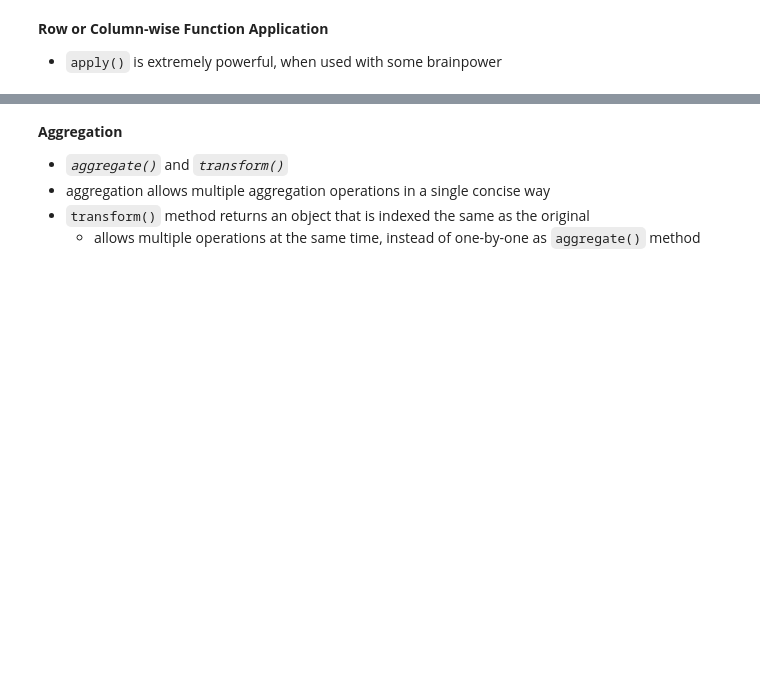
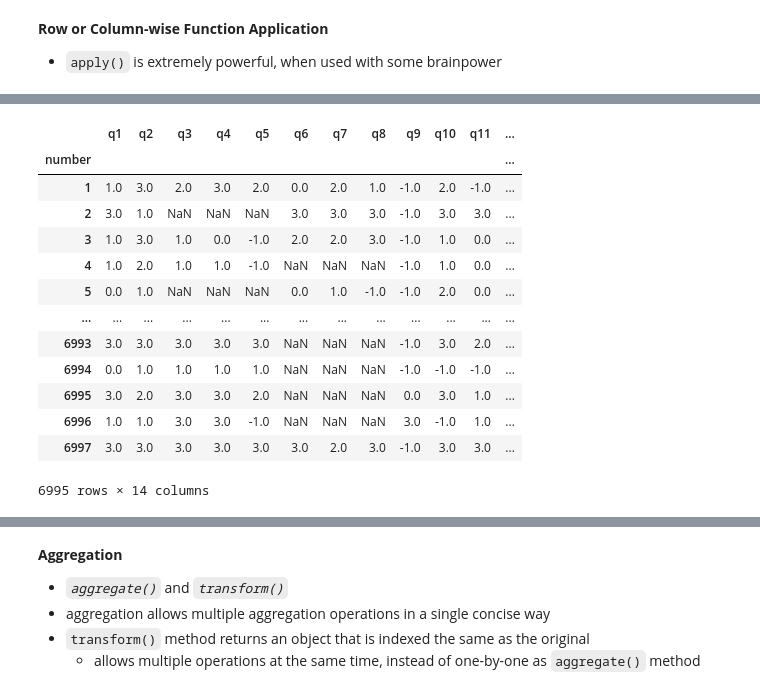
Before and after one commit to iesfsv/Data-Processing-in-Python, a Jupyter notebook: 04_week/04_Lecture_PandasMatplotlib.ipynb, the cells around one changed output, grey strips where cells are left out. Saved outputs shown, nothing was run; the diff lists cells and outputs as text; code cells hidden in the pictures; blank space fills up the shorter version.

```diff
--- a/04_week/04_Lecture_PandasMatplotlib.ipynb
+++ b/04_week/04_Lecture_PandasMatplotlib.ipynb
@@ -329,10 +804,25 @@ df_q.apply(lambda x: (x - np.mean(x)) / np.std(x), axis=0)
 # %%
 # using custom function, with arguments (could have also be done with lambda)
 def add_and_substract(df, sub=1, add=1):
     return df - sub + add
 
 
-df_q.apply(add_and_substract, args=(0, 0))
+df_q.apply(add_and_substract, args=(1, -1))
+# %% [output]
+|  | q1 | q2 | q3 | q4 | q5 | q6 | q7 | q8 | q9 | q10 | q11 | ... |
+| number |  |  |  |  |  |  |  |  |  |  |  | ... |
+| 1 | 1.0 | 3.0 | 2.0 | 3.0 | 2.0 | 0.0 | 2.0 | 1.0 | -1.0 | 2.0 | -1.0 | ... |
+| 2 | 3.0 | 1.0 | NaN | NaN | NaN | 3.0 | 3.0 | 3.0 | -1.0 | 3.0 | 3.0 | ... |
+| 3 | 1.0 | 3.0 | 1.0 | 0.0 | -1.0 | 2.0 | 2.0 | 3.0 | -1.0 | 1.0 | 0.0 | ... |
+| 4 | 1.0 | 2.0 | 1.0 | 1.0 | -1.0 | NaN | NaN | NaN | -1.0 | 1.0 | 0.0 | ... |
+| 5 | 0.0 | 1.0 | NaN | NaN | NaN | 0.0 | 1.0 | -1.0 | -1.0 | 2.0 | 0.0 | ... |
+| ... | ... | ... | ... | ... | ... | ... | ... | ... | ... | ... | ... | ... |
+| 6993 | 3.0 | 3.0 | 3.0 | 3.0 | 3.0 | NaN | NaN | NaN | -1.0 | 3.0 | 2.0 | ... |
+| 6994 | 0.0 | 1.0 | 1.0 | 1.0 | 1.0 | NaN | NaN | NaN | -1.0 | -1.0 | -1.0 | ... |
+| 6995 | 3.0 | 2.0 | 3.0 | 3.0 | 2.0 | NaN | NaN | NaN | 0.0 | 3.0 | 1.0 | ... |
+| 6996 | 1.0 | 1.0 | 3.0 | 3.0 | -1.0 | NaN | NaN | NaN | 3.0 | -1.0 | 1.0 | ... |
+| 6997 | 3.0 | 3.0 | 3.0 | 3.0 | 3.0 | 3.0 | 2.0 | 3.0 | -1.0 | 3.0 | 3.0 | ... |
+6995 rows × 14 columns
 # %%
 # A little bit more sophisticated:  show the longest comment
 df.loc[df["c_value"].apply(lambda x: len(str(x))).idxmax(), "c_value"]
```
Also changed, not shown: parts of 72 cells of this notebook, 1 other file.
